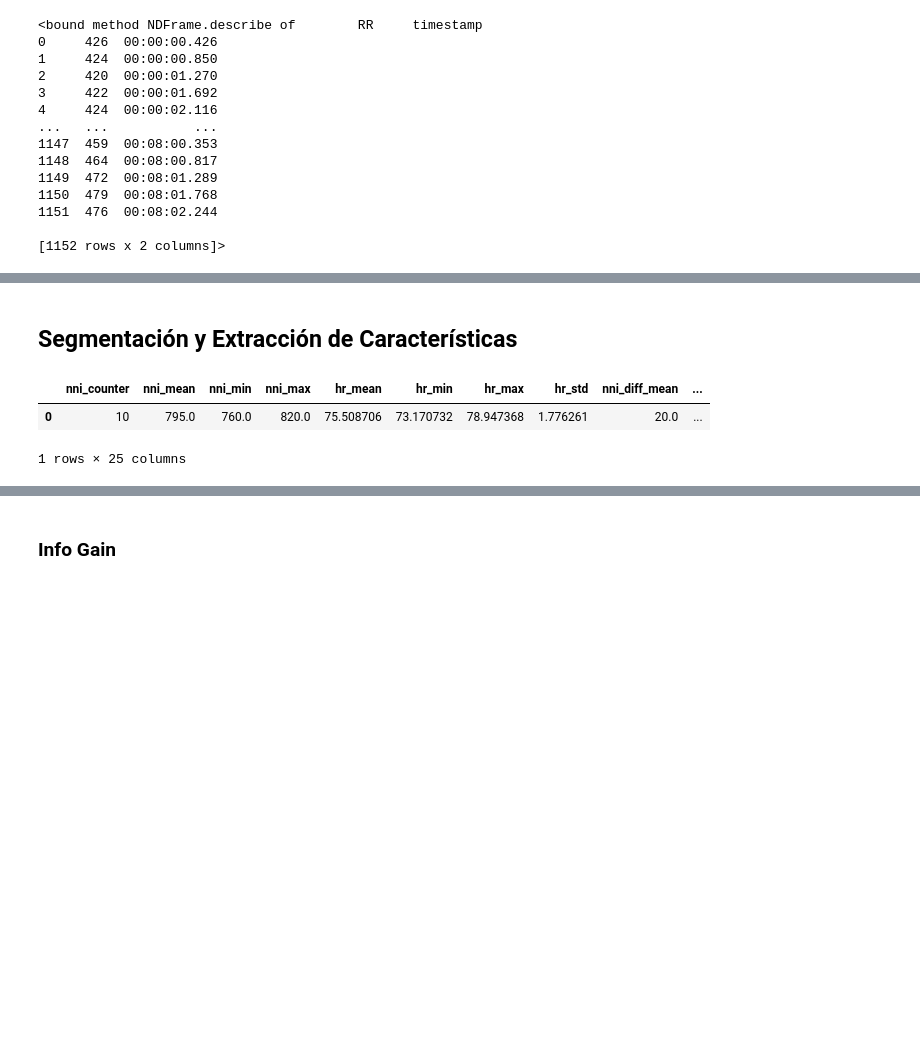
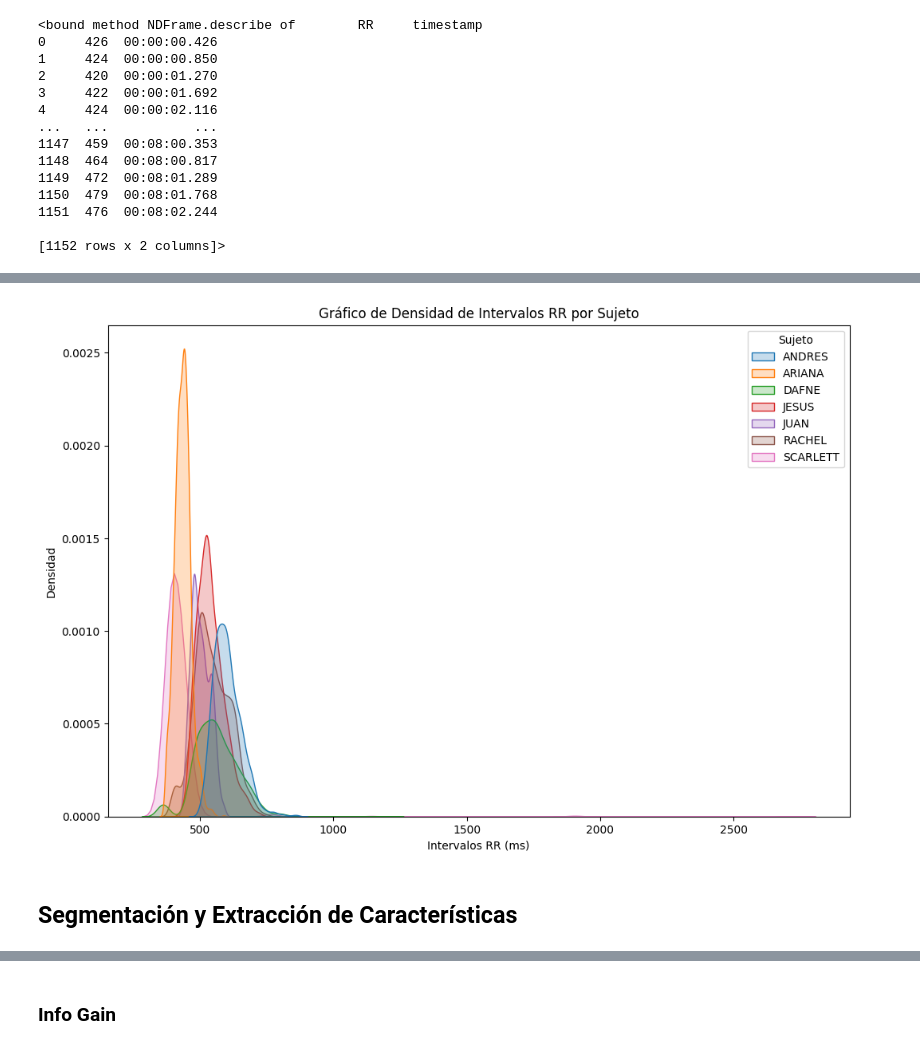
Before and after one commit to Ariana1998/cdsiPractica4, a Jupyter notebook: Notebook.ipynb, the cells around one changed output, grey strips where cells are left out. Drawn from its saved outputs; the diff is of its cells as text; code cells hidden in the pictures; blank space fills up the shorter version.

```diff
--- a/Notebook.ipynb
+++ b/Notebook.ipynb
@@ -308,3 +350,12 @@ plt.show()
+# %%
+plt.figure(figsize=(12, 8))
+sns.kdeplot(data=combined_df, x='RR', hue='Sujeto', fill=True)
+plt.title('Gráfico de Densidad de Intervalos RR por Sujeto')
+plt.xlabel('Intervalos RR (ms)')
+plt.ylabel('Densidad')
+plt.show()
+# %% [output]
+[figure, added]
 # %% [markdown]
 ## Segmentaci&oacute;n y Extracci&oacute;n de Caracter&iacute;sticas
 # %%
@@ -319,7 +370,7 @@ caracteristicas_hrv = [
     "nn50", "pnn50", "nn20", "pnn20",
     "nni_histogram", "tinn_n", "tinn_m", "tinn", "tri_index"
 ]
-def extraer_caracteristicas_hrv_tiempo_a_df(rr_intervals):
+def extraer_caracteristicas_hrv_tiempo(rr_intervals):
     # Asegúrate de que los intervalos RR estén en formato numpy array
     rr_intervals = np.array(rr_intervals)
 
@@ -331,13 +382,11 @@ def extraer_caracteristicas_hrv_tiempo_a_df(rr_intervals):
 
     return resultados
 
-def intervalos_rr_por_ventana(df):
-    grupos = df.groupby(('inicio_ventana','fin_ventana'))
+def obtener_intervalos_rr_por_ventana(df):
+    # Agrupa el DataFrame por las columnas 'inicio_ventana' y 'fin_ventana'
+    grupos = df.groupby(['inicio_ventana', 'fin_ventana'])
 
-    intervalos_rr_por_ventana = grupos.apply(lambda x: x['RR'].toList()).reset_index(name='RR')
+    # Para cada grupo, extrae los intervalos RR como una lista
+    intervalos_rr_por_ventana = grupos.apply(lambda x: x['RR'].tolist()).reset_index(name='RR')
 
-    return intervalos_rr_por_ventana['RR']
+    return intervalos_rr_por_ventana["RR"]
-# %% [output]
-|  | nni_counter | nni_mean | nni_min | nni_max | hr_mean | hr_min | hr_max | hr_std | nni_diff_mean | ... |
-| 0 | 10 | 795.0 | 760.0 | 820.0 | 75.508706 | 73.170732 | 78.947368 | 1.776261 | 20.0 | ... |
-1 rows × 25 columns
```
Also changed, not shown: parts of 11 cells of this notebook.
